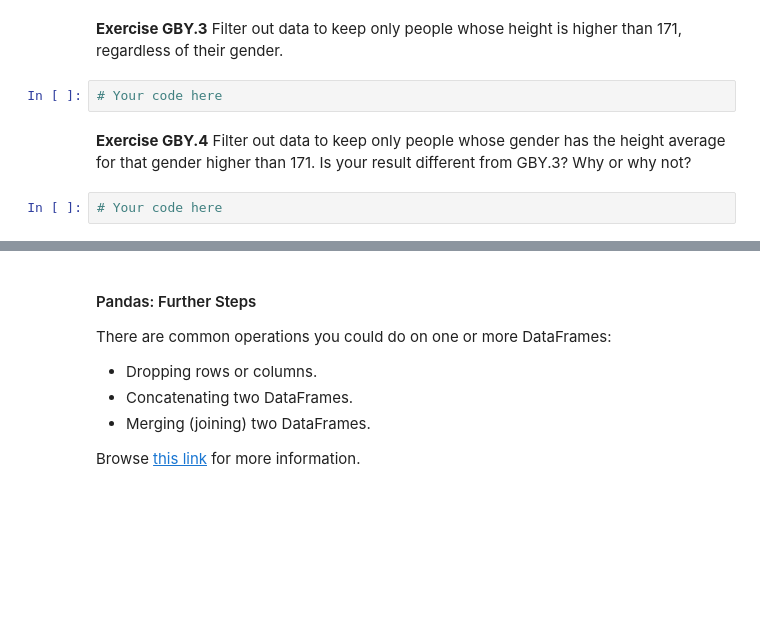
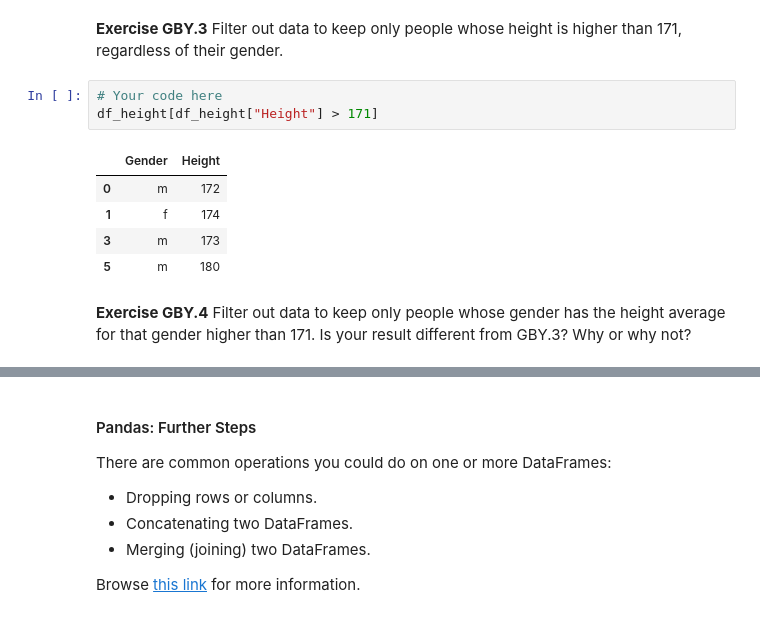
Before and after one commit to tualim/CT526-programing-algorithm, a Jupyter notebook: Python_2_65130495.ipynb, the cells around one changed output, grey strips where cells are left out. Cells and saved outputs as stored; diff of their text form; blank space fills up the shorter version.

```diff
--- a/Python_2_65130495.ipynb
+++ b/Python_2_65130495.ipynb
@@ -1020,7 +1096,12 @@ df_height
 **Exercise GBY.3** Filter out data to keep only people whose height is higher than 171, regardless of their gender.
 # %%
 # Your code here
+df_height[df_height["Height"] > 171]
+# %% [output]
+|  | Gender | Height |
+| 0 | m | 172 |
+| 1 | f | 174 |
+| 3 | m | 173 |
+| 5 | m | 180 |
 # %% [markdown]
 **Exercise GBY.4** Filter out data to keep only people whose gender has the height average for that gender higher than 171. Is your result different from GBY.3? Why or why not?
-# %%
-# Your code here
```
Also changed, not shown: parts of 20 cells of this notebook.
